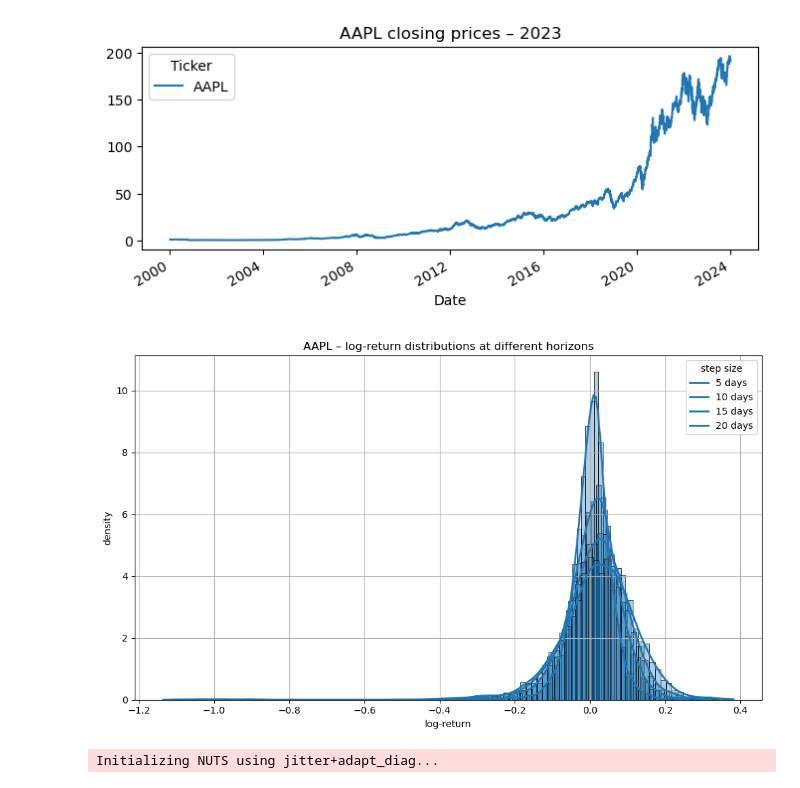
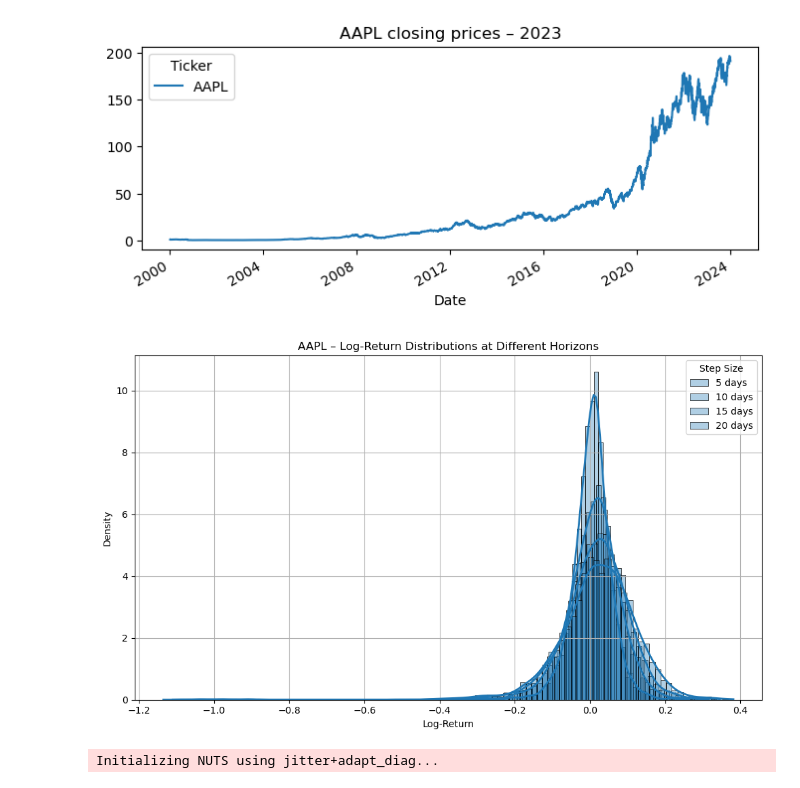
Before and after one commit to RezaCodz/Math_finance_models, a Jupyter notebook: models.ipynb, the cells around one changed output. Drawn from its saved outputs; the diff is of its cells as text; code cells hidden in the pictures.

Commit message:
log return hist

```diff
--- a/models.ipynb
+++ b/models.ipynb
@@ -18,31 +18,38 @@ plt.show()
 [*********************100%***********************]  1 of 1 completed
 [figure]
 # %%
-two_week_steps_list = [5, 10, 15, 20]                 # trading-day lags
-colors = ["red", "blue", "green", "black"] # blue, orange, green, red
+two_week_steps_list = [5, 10, 15, 20]  # trading-day lags
+colors = ["red", "blue", "green", "black"]
 
+# Set up the histogram plot
 plt.figure(figsize=(10, 6))
 
 for steps, color in zip(two_week_steps_list, colors):
-    r = np.log(prices / prices.shift(steps)).dropna()
+    # Compute log-returns at the given step size
+    log_returns = np.log(prices / prices.shift(steps)).dropna()
 
+    # Plot histogram with KDE overlay
     sns.histplot(
-        r, bins=100, stat="density",
+        log_returns,
+        bins=100,
+        stat="density",
         kde=True,
-        color=color,           # colour for the bars
+        color=color,
         alpha=0.35,
-        line_kws={"color": color, "linewidth": 2},  # colour for the KDE line
+        line_kws={"color": color, "linewidth": 2},
+        label=f"{steps} days"
     )
 
-plt.title(f"{ticker} – log-return distributions at different horizons")
-plt.xlabel("log-return")
-plt.ylabel("density")
-plt.legend([f"{s} days" for s in two_week_steps_list], title="step size")
+# Final touches
+plt.title(f"{ticker} – Log-Return Distributions at Different Horizons")
+plt.xlabel("Log-Return")
+plt.ylabel("Density")
+plt.legend(title="Step Size")
 plt.grid(True)
 plt.tight_layout()
 plt.show()
 # %% [output]
-[figure, old version]
+[figure, new version]
 # %%
 # --- 3. Transform to log-returns (the GBM observation) ---------------------
 log_returns = np.diff(np.log(prices.values))              # r_t = ln(S_{t}/S_{t-1})
```
